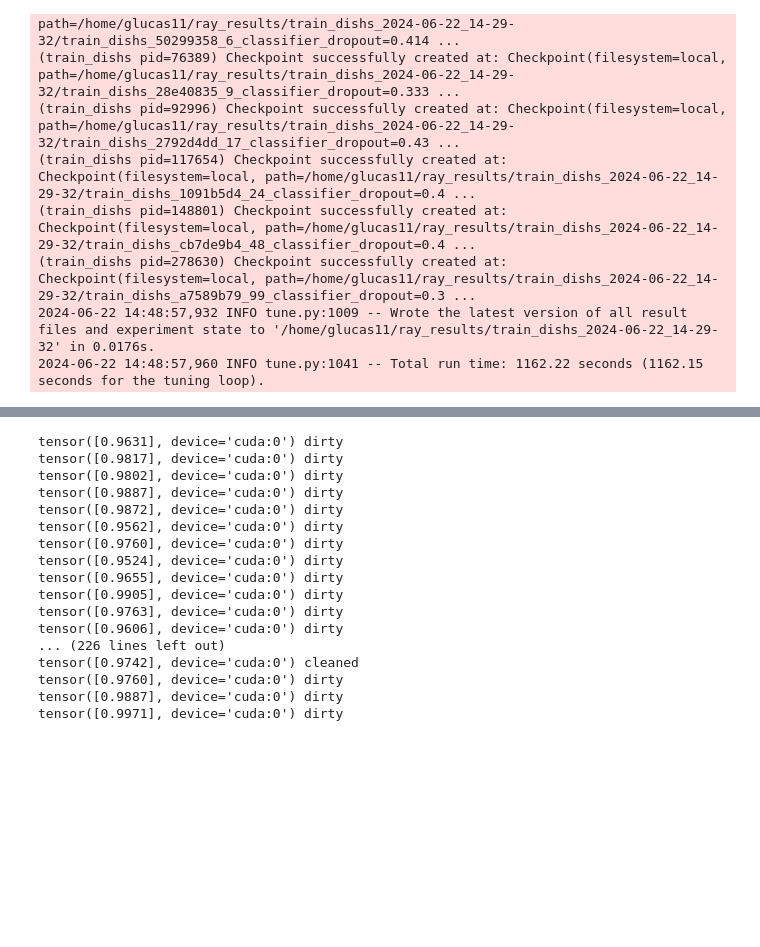
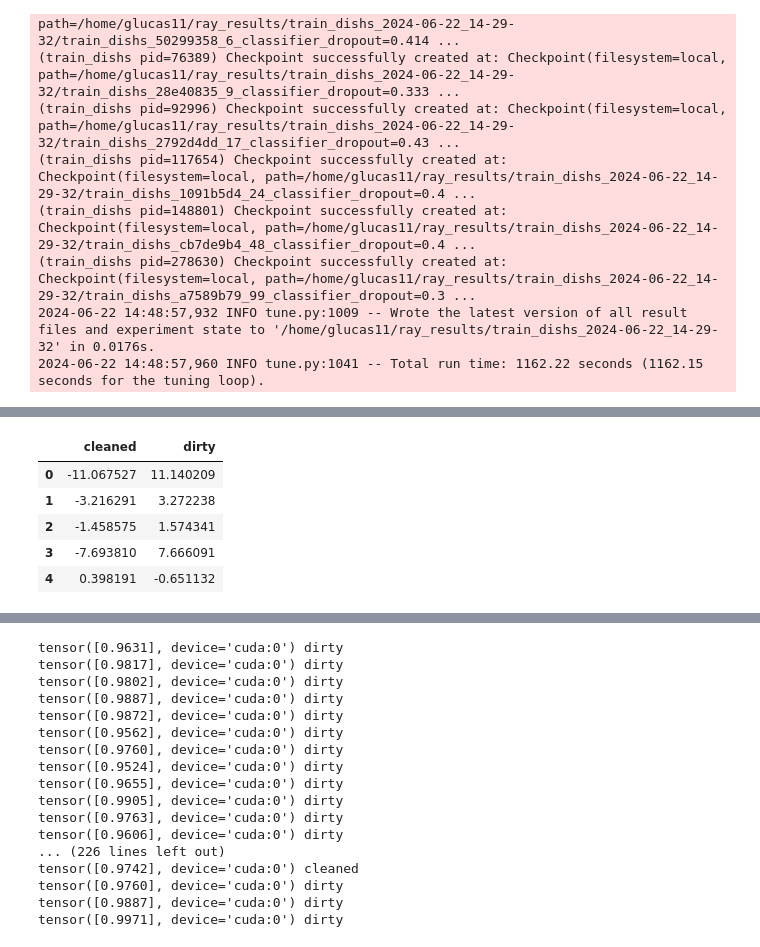
Before and after one commit to glucard/general-study-repo, a Jupyter notebook: machine_learning/kaggle_competitions/Cleaned-vs-Dirty-V2/model_tuned.ipynb, the cells around one changed output, grey strips where cells are left out. Cells and saved outputs as stored; diff of their text form; code cells hidden in the pictures; blank space fills up the shorter version.

```diff
--- a/machine_learning/kaggle_competitions/Cleaned-vs-Dirty-V2/model_tuned.ipynb
+++ b/machine_learning/kaggle_competitions/Cleaned-vs-Dirty-V2/model_tuned.ipynb
@@ -651,0 +684,46 @@ new_model = best_config_train_model['model']
+# %%
+from PIL import Image
+import pandas as pd
+
+def get_test_model_digits(model):
+    model.eval()
+
+    PATH_TEST = os.path.join(data_path, "test")
+    test_file_names = os.listdir(PATH_TEST)
+    test_file_names.sort()
+
+    all_labels = []
+    all_probs = []
+
+    for i, file_name in enumerate(test_file_names):
+        img_path = os.path.join(PATH_TEST, file_name)
+        img = Image.open(img_path)
+        test_input = data_transforms["test"](img).to(device).unsqueeze(0)
+        with torch.no_grad():
+            output = model(test_input)
+
+        #all_labels.append(labels.cpu().numpy())
+        all_probs.append(output.cpu().numpy())
+
+
+    # all_labels = np.concatenate(all_labels)
+    all_probs = np.concatenate(all_probs)
+    # submission_csv = pd.DataFrame(submission_csv).set_index("id")
+    # submission_csv.to_csv("probs.csv")submission_csv = {}
+
+    submission_csv = {}
+    # submission_csv['label'] = all_labels.argmax(axis=1)
+    for prob, class_name in zip(all_probs.T, class_names):
+        submission_csv[class_name] = prob
+
+    return pd.DataFrame(submission_csv)
+
+df_digits = get_test_model_digits(new_model)
+df_digits.head()
+# %% [output]
+|  | cleaned | dirty |
+| 0 | -11.067527 | 11.140209 |
+| 1 | -3.216291 | 3.272238 |
+| 2 | -1.458575 | 1.574341 |
+| 3 | -7.693810 | 7.666091 |
+| 4 | 0.398191 | -0.651132 |
```
Also changed, not shown: parts of 8 cells of this notebook, 25 other files.
